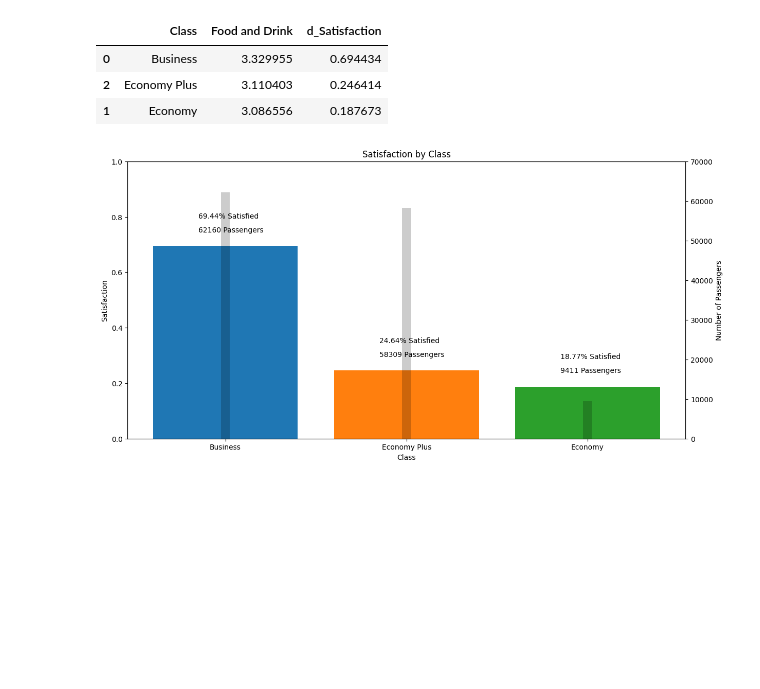
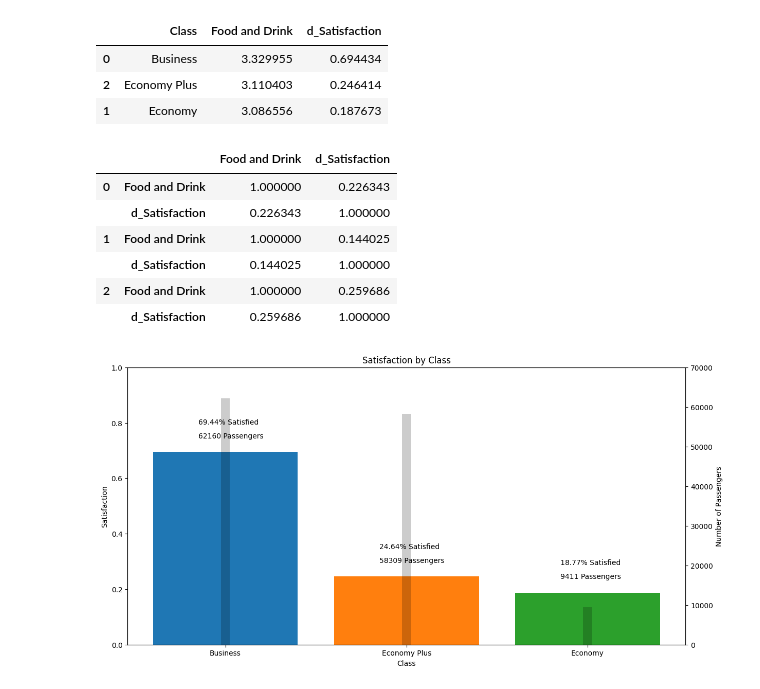
Before and after one commit to chef-danny-d/airline-satisfaction, a Jupyter notebook: project.ipynb, the cells around one changed output. Drawn from its saved outputs; the diff is of its cells as text; code cells hidden in the pictures; blank space fills up the shorter version.

```diff
--- a/project.ipynb
+++ b/project.ipynb
@@ -853,6 +967,16 @@ class_viz.head()
 | 0 | Business | 3.329955 | 0.694434 |
 | 2 | Economy Plus | 3.110403 | 0.246414 |
 | 1 | Economy | 3.086556 | 0.187673 |
+# %%
+question_7_data[["Class", "Food and Drink" ,"d_Satisfaction"]].groupby(["Class"],as_index=False).corr()
+# %% [output]
+|  |  | Food and Drink | d_Satisfaction |
+| 0 | Food and Drink | 1.000000 | 0.226343 |
+|  | d_Satisfaction | 0.226343 | 1.000000 |
+| 1 | Food and Drink | 1.000000 | 0.144025 |
+|  | d_Satisfaction | 0.144025 | 1.000000 |
+| 2 | Food and Drink | 1.000000 | 0.259686 |
+|  | d_Satisfaction | 0.259686 | 1.000000 |
 # %%
 # store the number of instances for each class in an array
 count = [c[0] for c in question_7_data[['Class', 'd_Satisfaction']].groupby(['Class']).count().values.tolist()]
```
Also changed, not shown: parts of 11 cells of this notebook.
